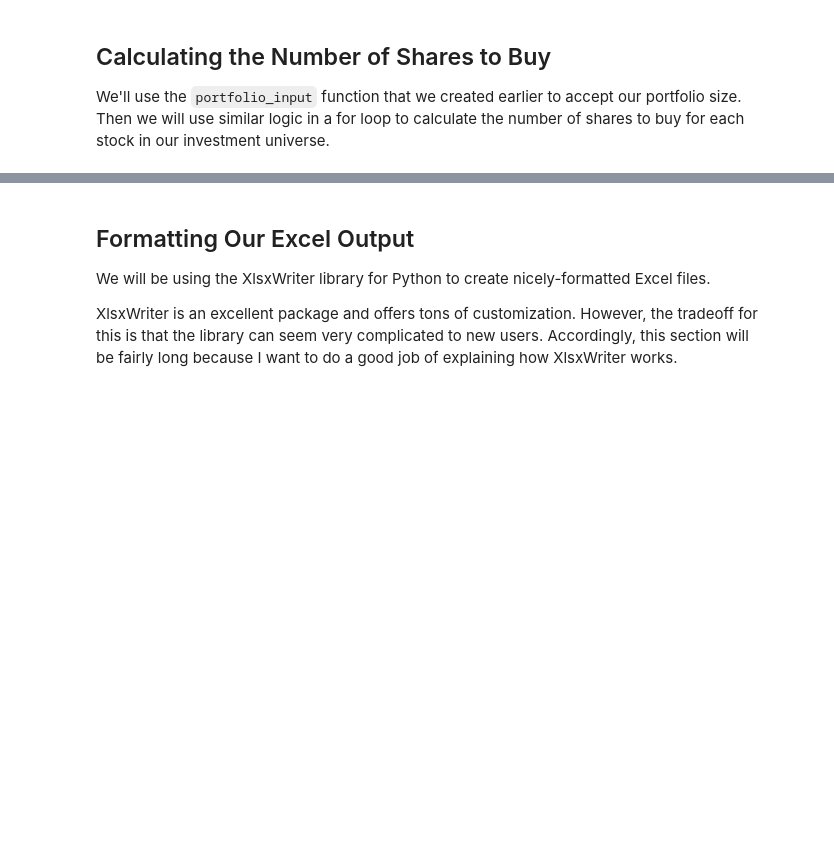
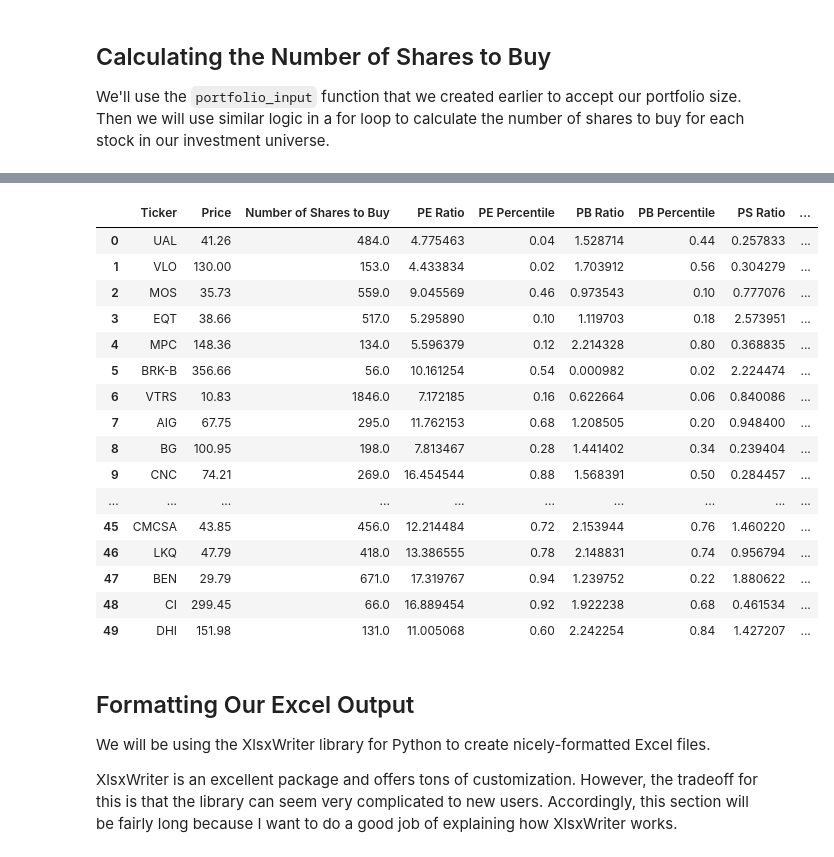
Before and after one commit to phytal/algorithmic-trading-python, a Jupyter notebook: 003_quantitative_value_strategy.ipynb, the cells around one changed output, grey strips where cells are left out. Cells and saved outputs as stored; diff of their text form; code cells hidden in the pictures; blank space fills up the shorter version.

```diff
--- a/003_quantitative_value_strategy.ipynb
+++ b/003_quantitative_value_strategy.ipynb
@@ -560,3 +551,27 @@ portfolio_input()
+# %%
+position_size = float(portfolio_size)/len(rv_df.index)
+for row in rv_df.index:
+    rv_df.loc[row, 'Number of Shares to Buy'] = math.floor(position_size/rv_df.loc[row, 'Price'])
+
+rv_df
+# %% [output]
+|  | Ticker | Price | Number of Shares to Buy | PE Ratio | PE Percentile | PB Ratio | PB Percentile | PS Ratio | ... |
+| 0 | UAL | 41.26 | 484.0 | 4.775463 | 0.04 | 1.528714 | 0.44 | 0.257833 | ... |
+| 1 | VLO | 130.00 | 153.0 | 4.433834 | 0.02 | 1.703912 | 0.56 | 0.304279 | ... |
+| 2 | MOS | 35.73 | 559.0 | 9.045569 | 0.46 | 0.973543 | 0.10 | 0.777076 | ... |
+| 3 | EQT | 38.66 | 517.0 | 5.295890 | 0.10 | 1.119703 | 0.18 | 2.573951 | ... |
+| 4 | MPC | 148.36 | 134.0 | 5.596379 | 0.12 | 2.214328 | 0.80 | 0.368835 | ... |
+| 5 | BRK-B | 356.66 | 56.0 | 10.161254 | 0.54 | 0.000982 | 0.02 | 2.224474 | ... |
+| 6 | VTRS | 10.83 | 1846.0 | 7.172185 | 0.16 | 0.622664 | 0.06 | 0.840086 | ... |
+| 7 | AIG | 67.75 | 295.0 | 11.762153 | 0.68 | 1.208505 | 0.20 | 0.948400 | ... |
+| 8 | BG | 100.95 | 198.0 | 7.813467 | 0.28 | 1.441402 | 0.34 | 0.239404 | ... |
+| 9 | CNC | 74.21 | 269.0 | 16.454544 | 0.88 | 1.568391 | 0.50 | 0.284457 | ... |
+| ... | ... | ... | ... | ... | ... | ... | ... | ... | ... |
+| 45 | CMCSA | 43.85 | 456.0 | 12.214484 | 0.72 | 2.153944 | 0.76 | 1.460220 | ... |
+| 46 | LKQ | 47.79 | 418.0 | 13.386555 | 0.78 | 2.148831 | 0.74 | 0.956794 | ... |
+| 47 | BEN | 29.79 | 671.0 | 17.319767 | 0.94 | 1.239752 | 0.22 | 1.880622 | ... |
+| 48 | CI | 299.45 | 66.0 | 16.889454 | 0.92 | 1.922238 | 0.68 | 0.461534 | ... |
+| 49 | DHI | 151.98 | 131.0 | 11.005068 | 0.60 | 2.242254 | 0.84 | 1.427207 | ... |
 # %% [markdown]
 ## Formatting Our Excel Output
 
```
Also changed, not shown: parts of 9 cells of this notebook, 1 other file.
